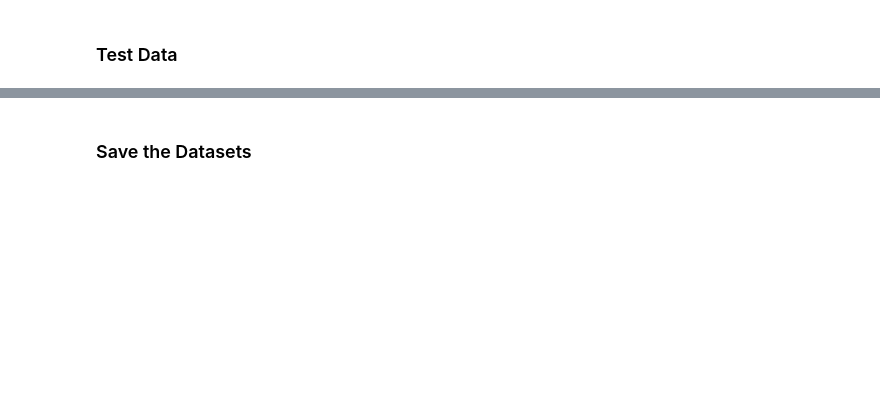
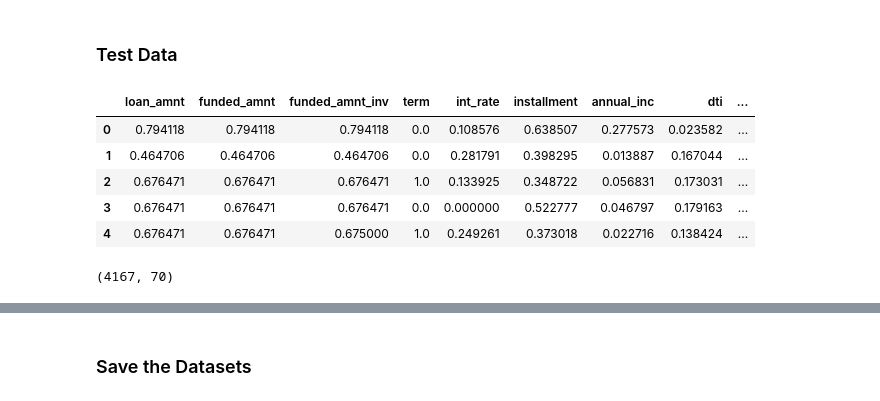
Before and after one commit to rachellliao/loan-default-prediction, a Jupyter notebook: 3. feature_engineering.ipynb, the cells around one changed output, grey strips where cells are left out. Drawn from its saved outputs; the diff is of its cells as text; code cells hidden in the pictures; blank space fills up the shorter version.

```diff
--- a/3. feature_engineering.ipynb
+++ b/3. feature_engineering.ipynb
@@ -703,5 +615,17 @@ X_train_final.isna().sum()
 # %% [markdown]
 ### Test Data
+# %%
+# Display the final test dataset
+test_df.head()
+# %% [output]
+|  | loan_amnt | funded_amnt | funded_amnt_inv | term | int_rate | installment | annual_inc | dti | ... |
+| 0 | 0.794118 | 0.794118 | 0.794118 | 0.0 | 0.108576 | 0.638507 | 0.277573 | 0.023582 | ... |
+| 1 | 0.464706 | 0.464706 | 0.464706 | 0.0 | 0.281791 | 0.398295 | 0.013887 | 0.167044 | ... |
+| 2 | 0.676471 | 0.676471 | 0.676471 | 1.0 | 0.133925 | 0.348722 | 0.056831 | 0.173031 | ... |
+| 3 | 0.676471 | 0.676471 | 0.676471 | 0.0 | 0.000000 | 0.522777 | 0.046797 | 0.179163 | ... |
+| 4 | 0.676471 | 0.676471 | 0.675000 | 1.0 | 0.249261 | 0.373018 | 0.022716 | 0.138424 | ... |
 # %%
-# Check the distribution of the numerical features
-X_test_num[selected_features_num].shape
+# Display the shape of the testing data
+test_df.shape
+# %% [output]
+(4167, 70)
```
Also changed, not shown: parts of 53 cells of this notebook, 2 other files.
